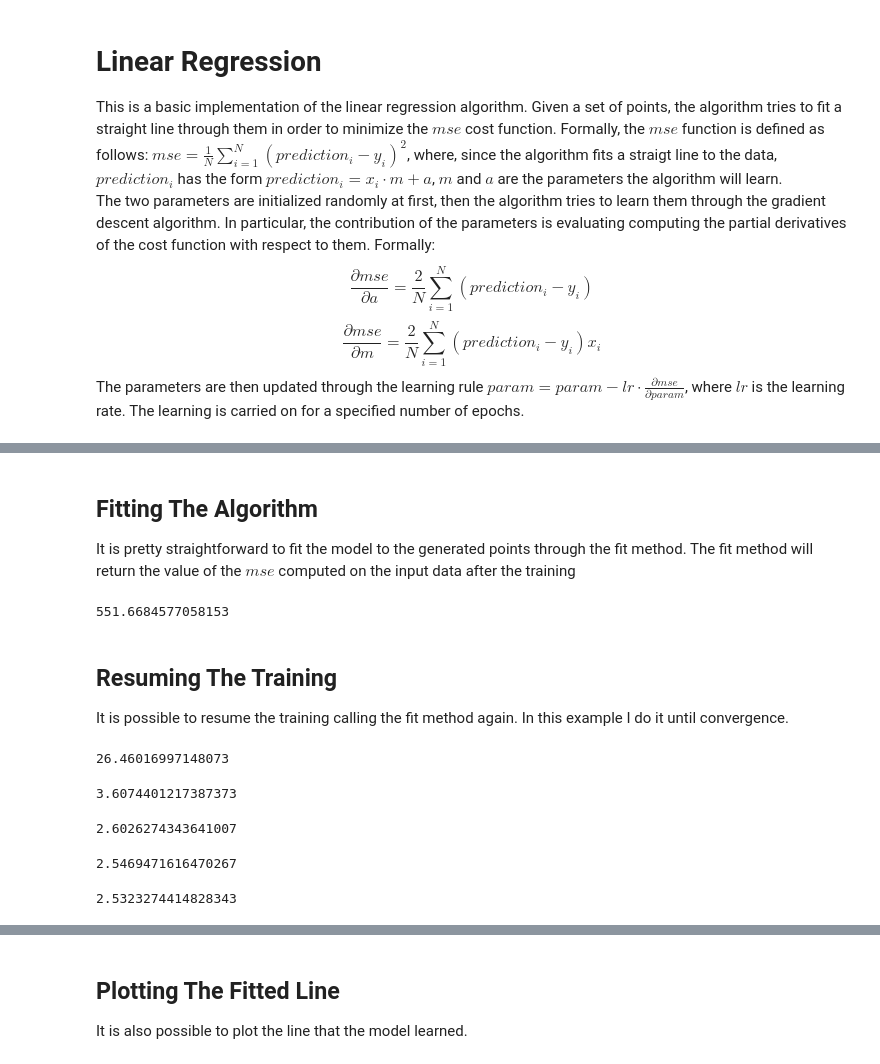
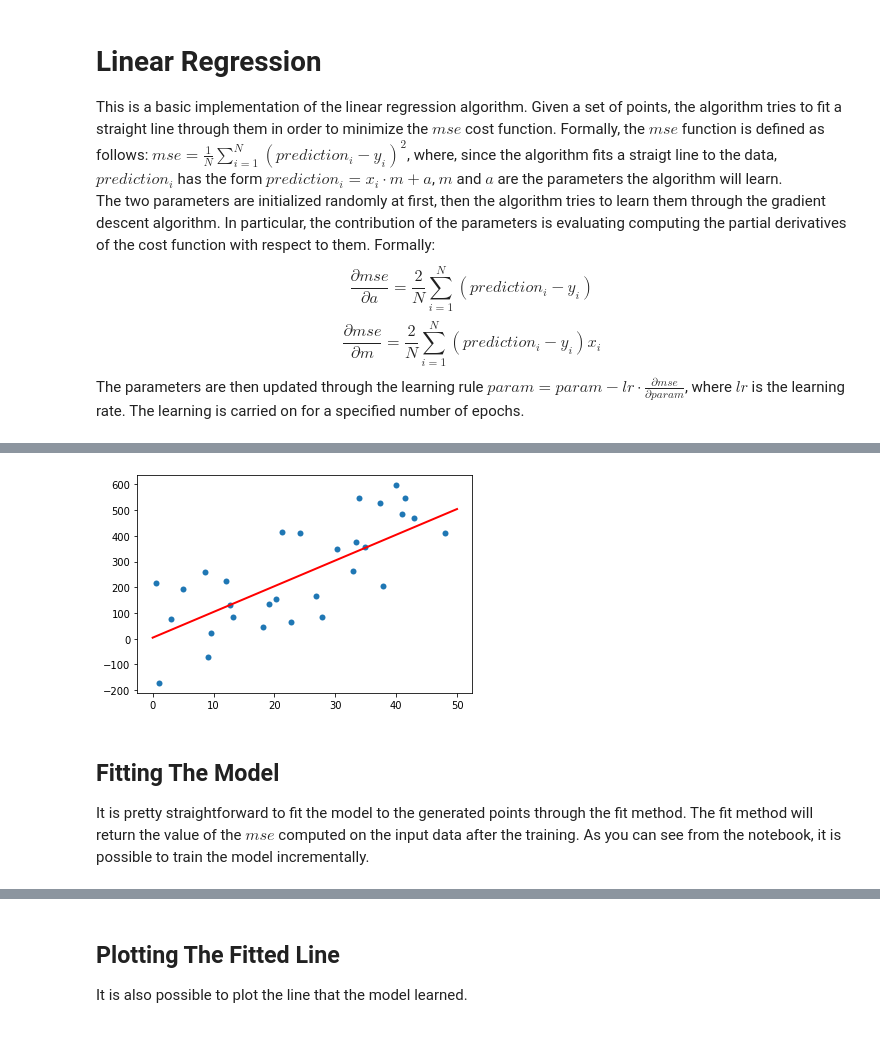
Before and after one commit to GiovanniCiampi/MachineLearning, a Jupyter notebook: LinearRegression/Notebook.ipynb, the cells around one changed output, grey strips where cells are left out. Drawn from its saved outputs; the diff is of its cells as text; code cells hidden in the pictures.

Commit message:
Added evaluation of LR in Notebook

```diff
--- a/LinearRegression/Notebook.ipynb
+++ b/LinearRegression/Notebook.ipynb
@@ -28,3 +67,9 @@ plt.plot(x, y, color="red", linewidth=2)
+# %%
+plt.scatter(test_data[:,0], test_data[:,1], linewidths=0.001)
+plt.plot(x_axis, original_y, color="red", linewidth=2)
+plt.show()
+# %% [output]
+[figure, added]
 # %% [markdown]
-## Fitting The Algorithm
-It is pretty straightforward to fit the model to the generated points through the fit method. The fit method will return the value of the $mse$ computed on the input  data after the training
+## Fitting The Model
+It is pretty straightforward to fit the model to the generated points through the fit method. The fit method will return the value of the $mse$ computed on the input data after the training. As you can see from the notebook, it is possible to train the model incrementally.
@@ -31,30 +78,4 @@ It is pretty straightforward to fit the model to the generated points through th
 # %%
 lr = LinearRegression()
 # %%
-lr.fit(data, learning_rate=0.001, epochs=5)
+train_mses = [lr.fit(train_data, learning_rate=0.001, epochs=1) for i in range(n_epochs_train)]
-# %% [output]
-551.6684577058153
-# %% [markdown]
-## Resuming The Training
-
-It is possible to resume the training calling the fit method again. In this example I do it until convergence.
-# %%
-lr.fit(data, learning_rate=0.001, epochs=5)
-# %% [output]
-26.46016997148073
-# %%
-lr.fit(data, learning_rate=0.001, epochs=5)
-# %% [output]
-3.6074401217387373
-# %%
-lr.fit(data, learning_rate=0.001, epochs=5)
-# %% [output]
-2.6026274343641007
-# %%
-lr.fit(data, learning_rate=0.001, epochs=5)
-# %% [output]
-2.5469471616470267
-# %%
-lr.fit(data, learning_rate=0.001, epochs=5)
-# %% [output]
-2.5323274414828343
```
Also changed, not shown: parts of 28 cells of this notebook.
